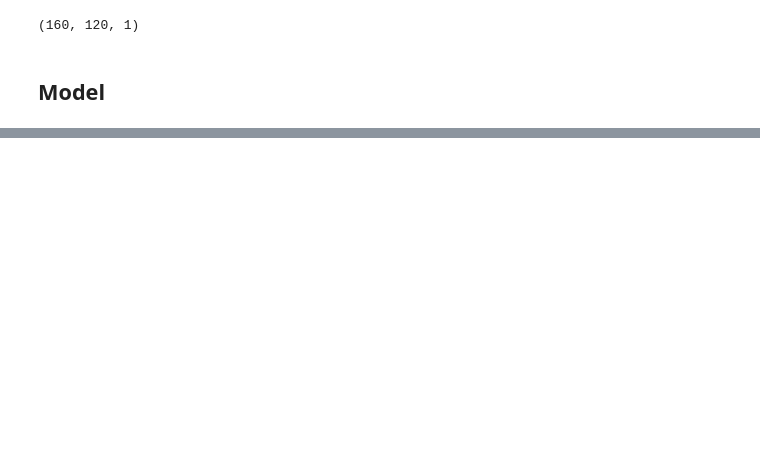
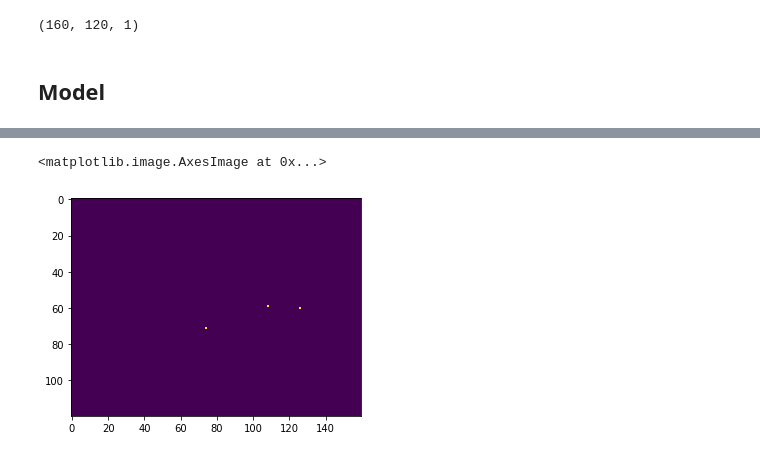
Before and after one commit to robbieculkin/deepoint, a Jupyter notebook: from scratch.ipynb, the cells around one changed output, grey strips where cells are left out. Saved outputs shown, nothing was run; the diff lists cells and outputs as text; code cells hidden in the pictures; blank space fills up the shorter version.

```diff
--- a/from scratch.ipynb
+++ b/from scratch.ipynb
@@ -86,0 +131,5 @@ _________________________________________________________________
+# %%
+plt.imshow(y[0].reshape(120,160))
+# %% [output]
+<matplotlib.image.AxesImage at 0x...>
+[figure, added]
```
Also changed, not shown: parts of 10 cells of this notebook.
